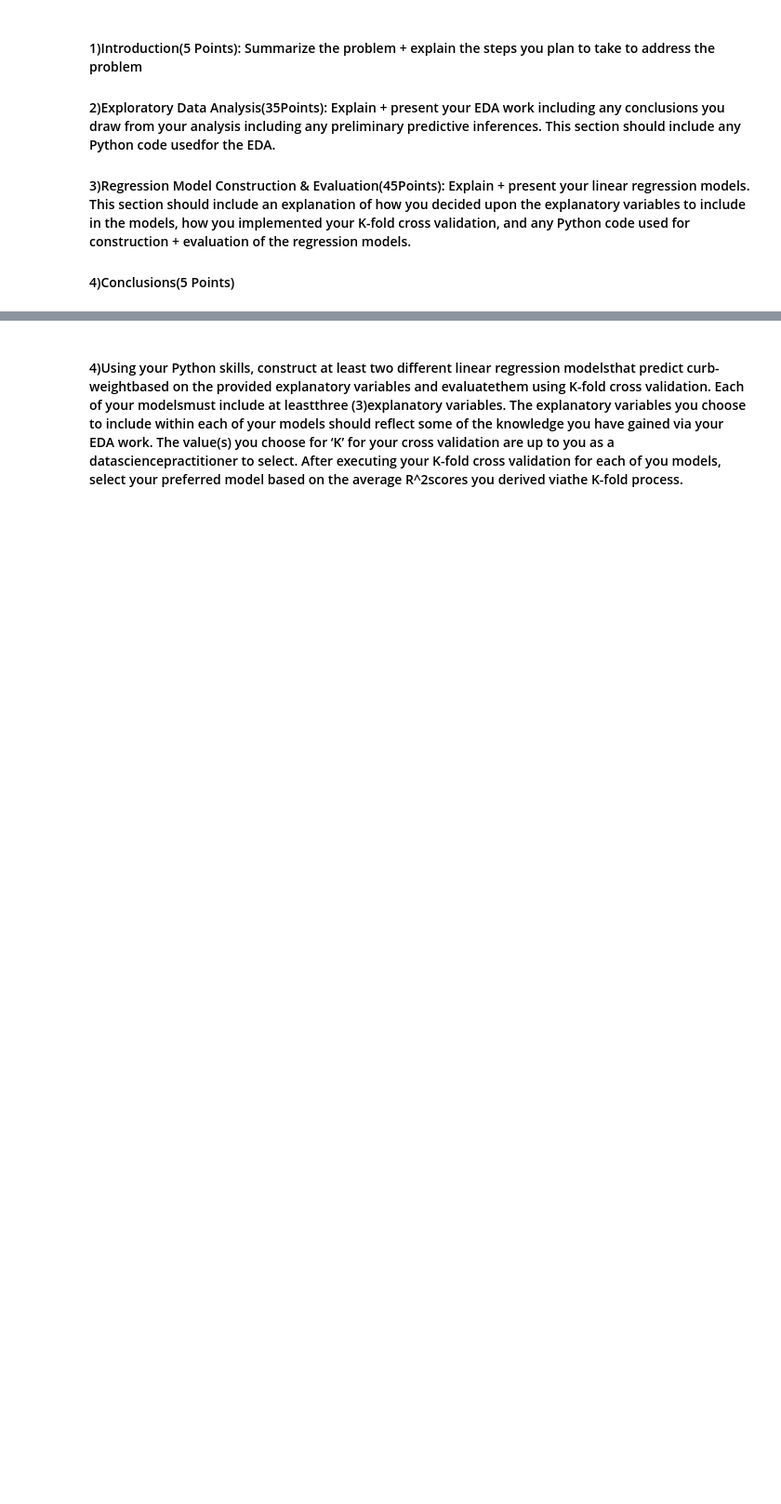
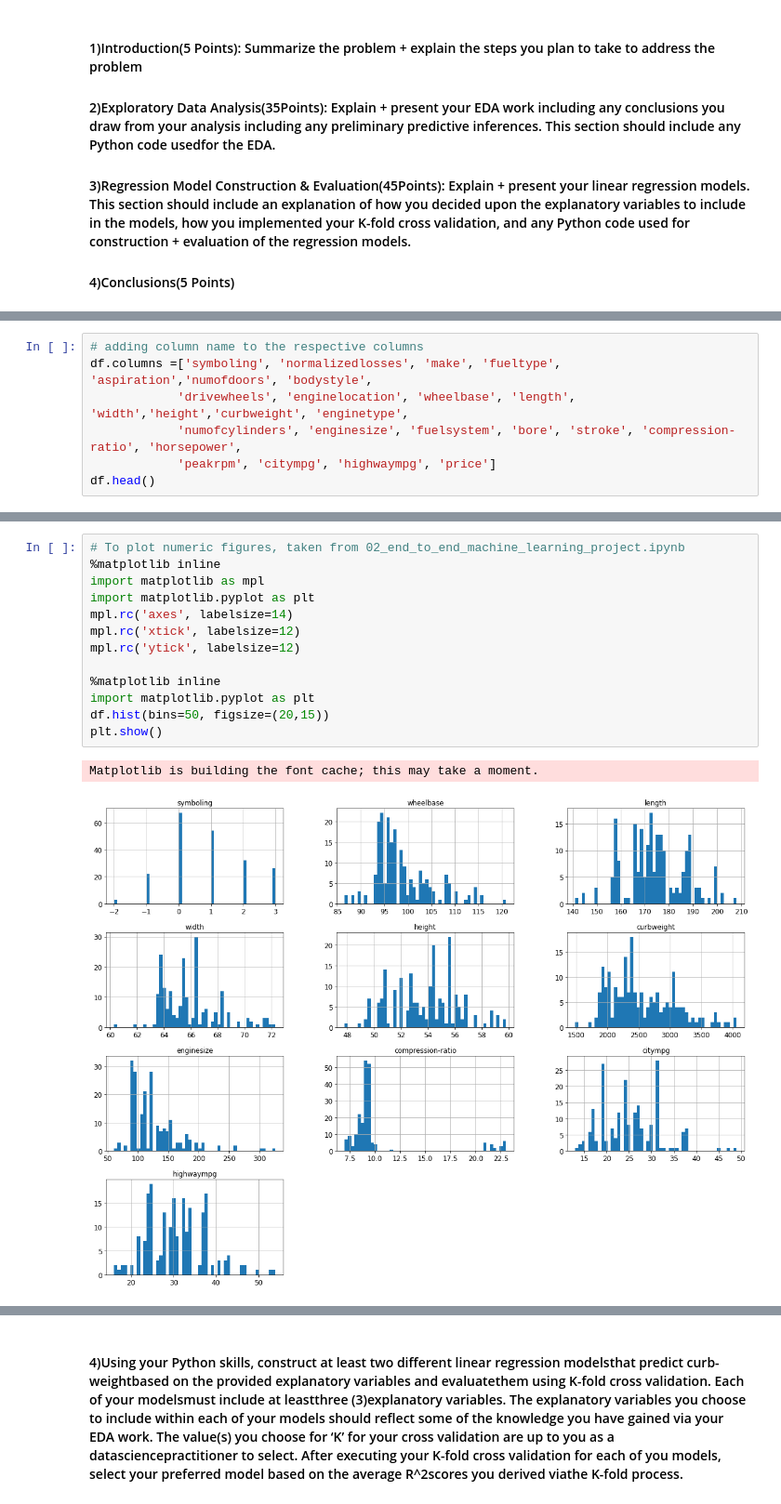
Before and after one commit to yuleidner/DAV-6150, a Jupyter notebook: M1&M2/A_Leidner_M2_assn.ipynb, the cells around one changed output, grey strips where cells are left out. Shown: that part at 93% size. Saved outputs shown, nothing was run; the diff lists cells and outputs as text; blank space fills up the shorter version.

```diff
--- a/M1&M2/A_Leidner_M2_assn.ipynb
+++ b/M1&M2/A_Leidner_M2_assn.ipynb
@@ -46,0 +110,7 @@ df.head()
+# %%
+# adding column name to the respective columns
+df.columns =['symboling', 'normalizedlosses', 'make', 'fueltype', 'aspiration','numofdoors', 'bodystyle',
+            'drivewheels', 'enginelocation', 'wheelbase', 'length', 'width','height','curbweight', 'enginetype',
+            'numofcylinders', 'enginesize', 'fuelsystem', 'bore', 'stroke', 'compression-ratio', 'horsepower',
+            'peakrpm', 'citympg', 'highwaympg', 'price']
+df.head()
@@ -46,0 +156,16 @@ df.head()
+# %%
+# To plot numeric figures, taken from 02_end_to_end_machine_learning_project.ipynb
+%matplotlib inline
+import matplotlib as mpl
+import matplotlib.pyplot as plt
+mpl.rc('axes', labelsize=14)
+mpl.rc('xtick', labelsize=12)
+mpl.rc('ytick', labelsize=12)
+
+%matplotlib inline
+import matplotlib.pyplot as plt
+df.hist(bins=50, figsize=(20,15))
+plt.show()
+# %% [output]
+Matplotlib is building the font cache; this may take a moment.
+[figure, added]
```
Also changed, not shown: parts of 31 cells of this notebook.
